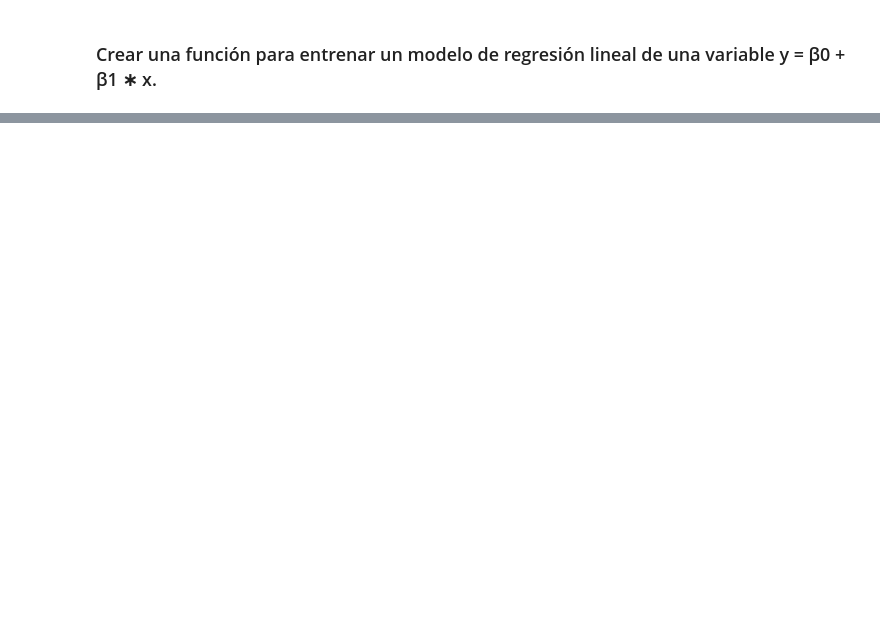
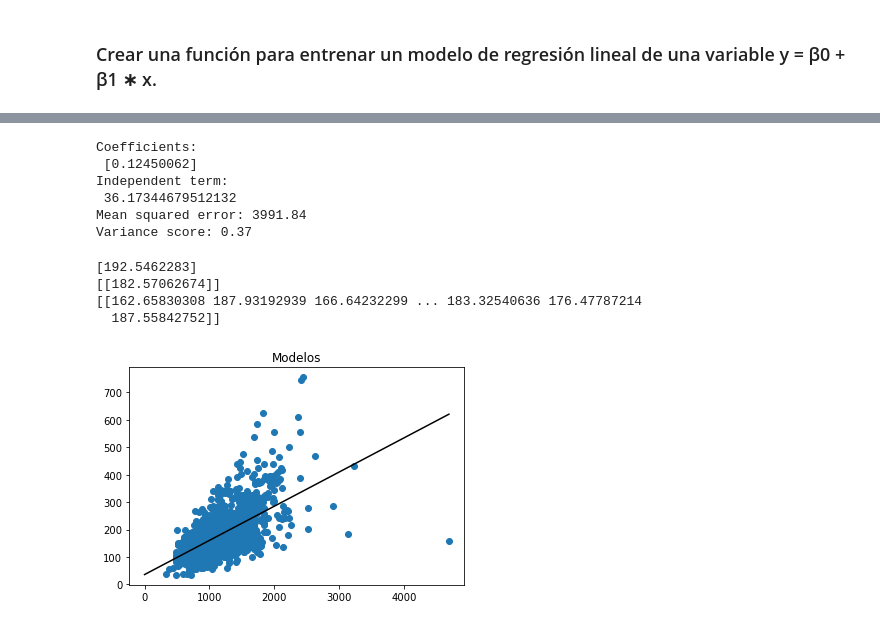
Before and after one commit to yalicar/proyecto_ADP, a Jupyter notebook: modelo.ipynb, the cells around one changed output, grey strips where cells are left out. Saved outputs shown, nothing was run; the diff lists cells and outputs as text; code cells hidden in the pictures; blank space fills up the shorter version.

```diff
--- a/modelo.ipynb
+++ b/modelo.ipynb
@@ -155,0 +129,56 @@ plt.show()
+# %%
+from sklearn.model_selection import train_test_split
+#X_train, X_test, y_train, y_test = train_test_split(data_array[:,2],data_array[:,0],test_size=0.020,random_state=7)
+
+# Asignamos nuestra variable de entrada X para entrenamiento y las etiquetas Y.
+dataX =data_array[:,2].reshape(-1,1)
+X_train = np.array(dataX)
+y_train = data_array[:,0]/1000
+X_test = np.array(dataX)
+y_test = data_array[:,0]/1000
+# Creamos el objeto de Regresión Linear
+regr = linear_model.LinearRegression()
+
+# Entrenamos nuestro modelo
+regr.fit(X_train, y_train)
+
+# Hacemos las predicciones que en definitiva una línea (en este caso, al ser 2D)
+y_pred = regr.predict(X_train)
+
+# Veamos los coeficienetes obtenidos, En nuestro caso, serán la Tangente
+print('Coefficients: \n', regr.coef_)
+# Este es el valor donde corta el eje Y (en X=0)
+print('Independent term: \n', regr.intercept_)
+# Error Cuadrado Medio
+print("Mean squared error: %.2f" % mean_squared_error(y_train, y_pred))
+# Puntaje de Varianza. El mejor puntaje es un 1.0
+print('Variance score: %.2f' % r2_score(y_train, y_pred))
+# %% [output]
+Coefficients:
+ [0.12450062]
+Independent term:
+ 36.17344679512132
+Mean squared error: 3991.84
+Variance score: 0.37
+# %%
+from sklearn.linear_model import LinearRegression
+ln = LinearRegression().fit(X_train,y_train)
+#print( ln.coef_,ln.intercept_,)
+pred_skl=ln.predict(X_test)
+#print(y_test)
+# %%
+# media de los dos predicciones
+pred_mean=(pred_skl+pred_manual)/2
+print(pred_skl[-1:])
+print(pred_manual[-1:])
+print(pred_mean[-1:])
+# %% [output]
+[192.5462283]
+[[182.57062674]]
+[[162.65830308 187.93192939 166.64232299 ... 183.32540636 176.47787214
+  187.55842752]]
+# %%
+bc=[[ln.coef_],[ln.intercept_]]
+plot_model(bc)
+# %% [output]
+[figure, added]
```
Also changed, not shown: parts of 19 cells of this notebook, 3 other files.
